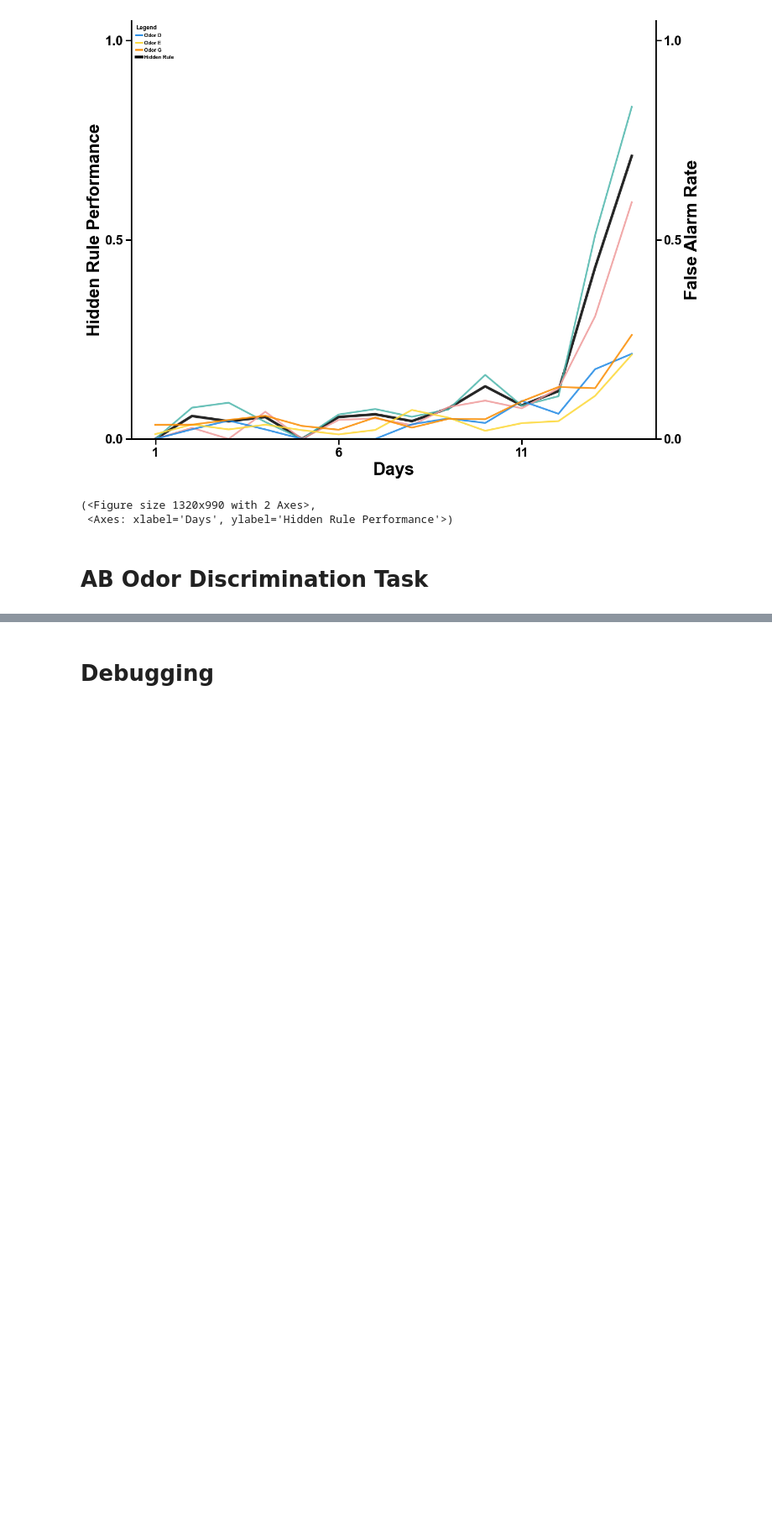
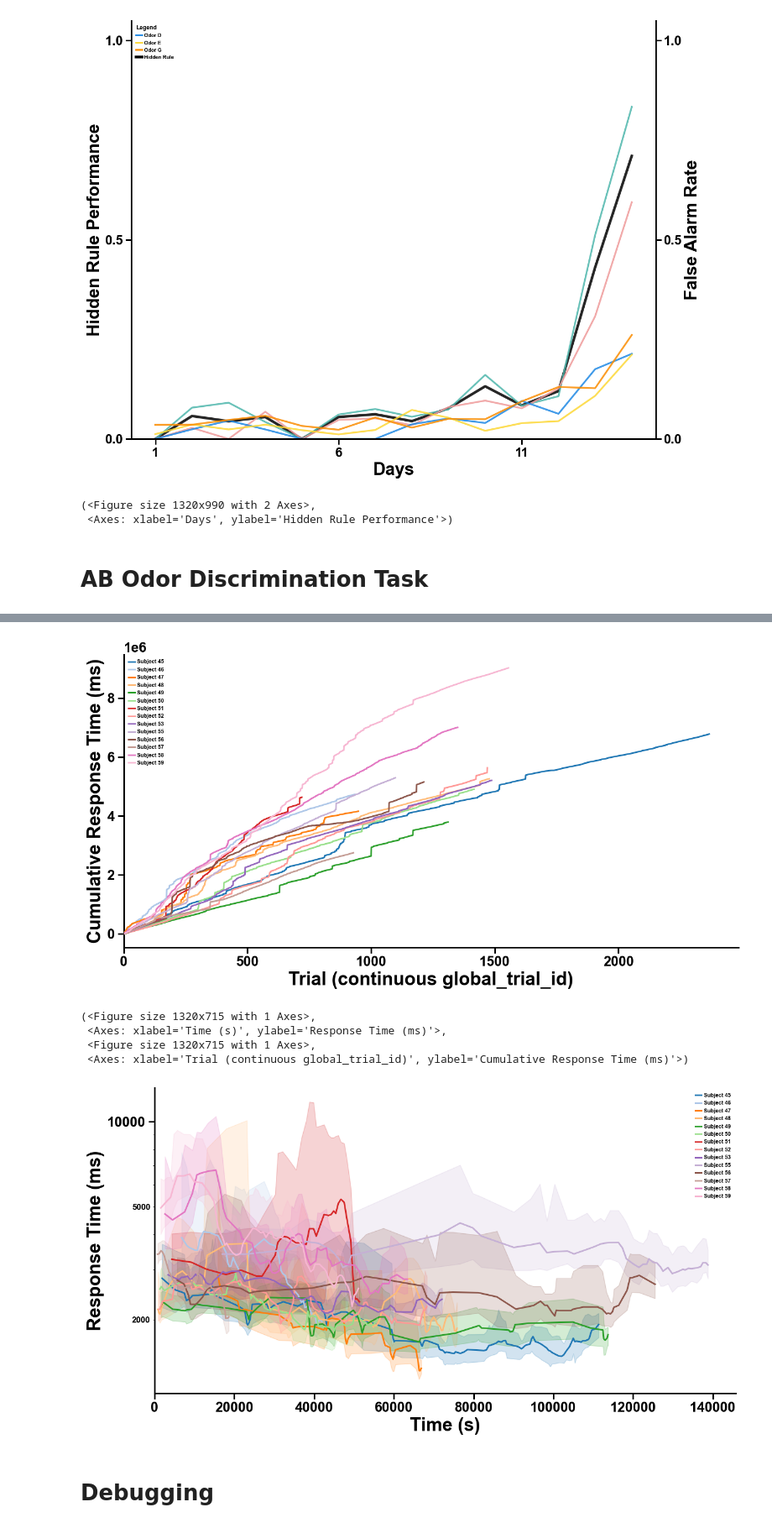
Before and after one commit to SainsburyWellcomeCentre/hypnose-analysis, a Jupyter notebook: notebooks/behavior_visualization.ipynb, the cells around one changed output, grey strips where cells are left out. Shown at 84% size. Cells and saved outputs as stored; diff of their text form; code cells hidden in the pictures; blank space fills up the shorter version.

```diff
--- a/notebooks/behavior_visualization.ipynb
+++ b/notebooks/behavior_visualization.ipynb
@@ -240,8 +277,15 @@ plot_cumulative_rewards_by_trial(subjids=subjids_2, dates=None, save=False)
 # %%
 # Latency over time. Produces 2 plots: 1) X as time in arena, with rolling median response time + IQR band (log y).
 # 2) X as trial index, with cumulative response time.
 
-plot_latency_over_time(subjids=subjids, dates=None, save=False, rewarded_only=False, window_size=20, step_size=5)
+plot_latency_over_time(subjids=all_ab, dates=None, save=False, rewarded_only=False, window_size=80, step_size=20)
+# %% [output]
+[figure, added]
+(<Figure size 1320x715 with 1 Axes>,
+ <Axes: xlabel='Time (s)', ylabel='Response Time (ms)'>,
+ <Figure size 1320x715 with 1 Axes>,
+ <Axes: xlabel='Trial (continuous global_trial_id)', ylabel='Cumulative Response Time (ms)'>)
+[figure, added]
 # %%
 # ITI over time. Produces 2 plots: 1) X as time in arena, with rolling median ITI + IQR band (log y).
 # 2) X as trial index, with cumulative ITI.
```
Also changed, not shown: parts of 5 cells of this notebook, 4 other files.
